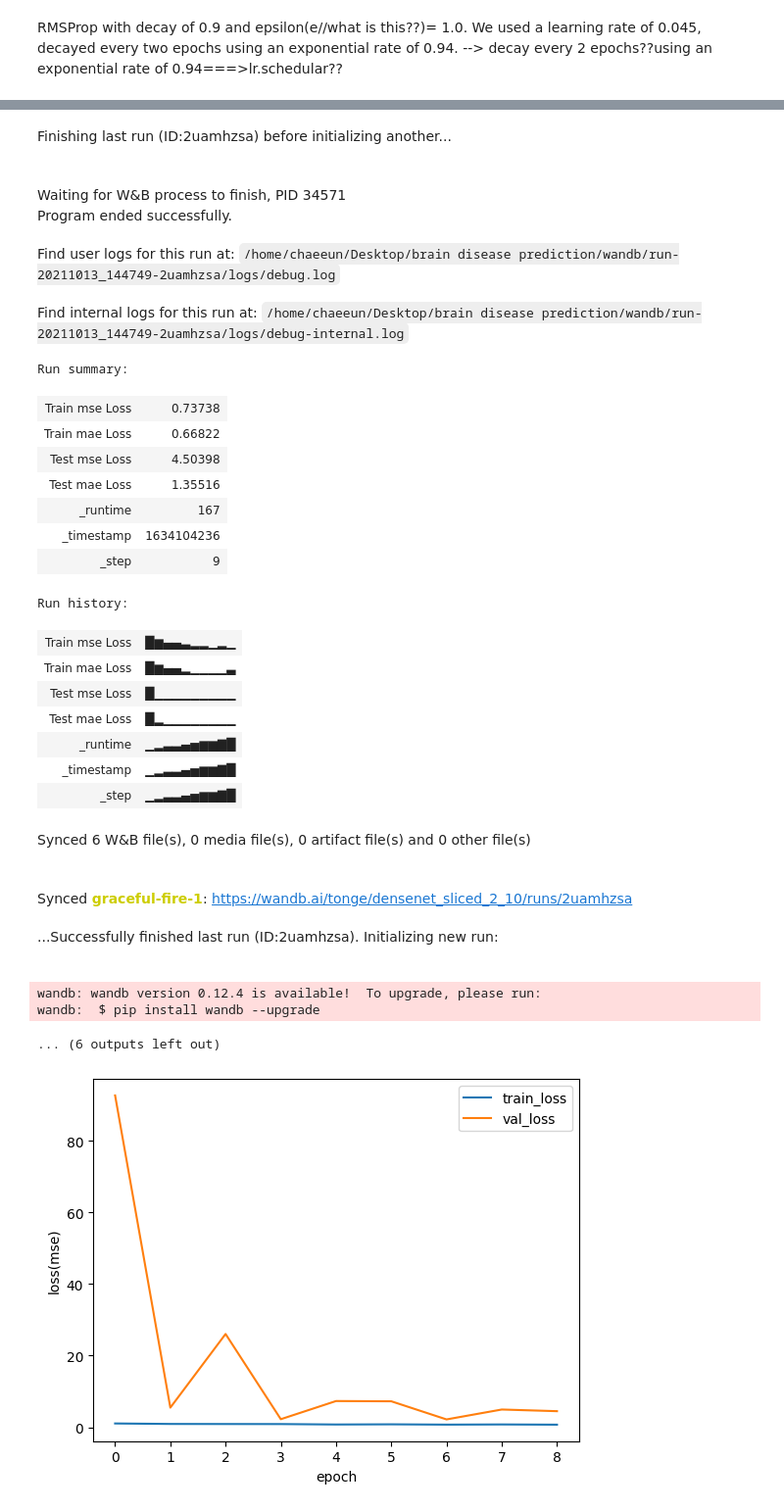
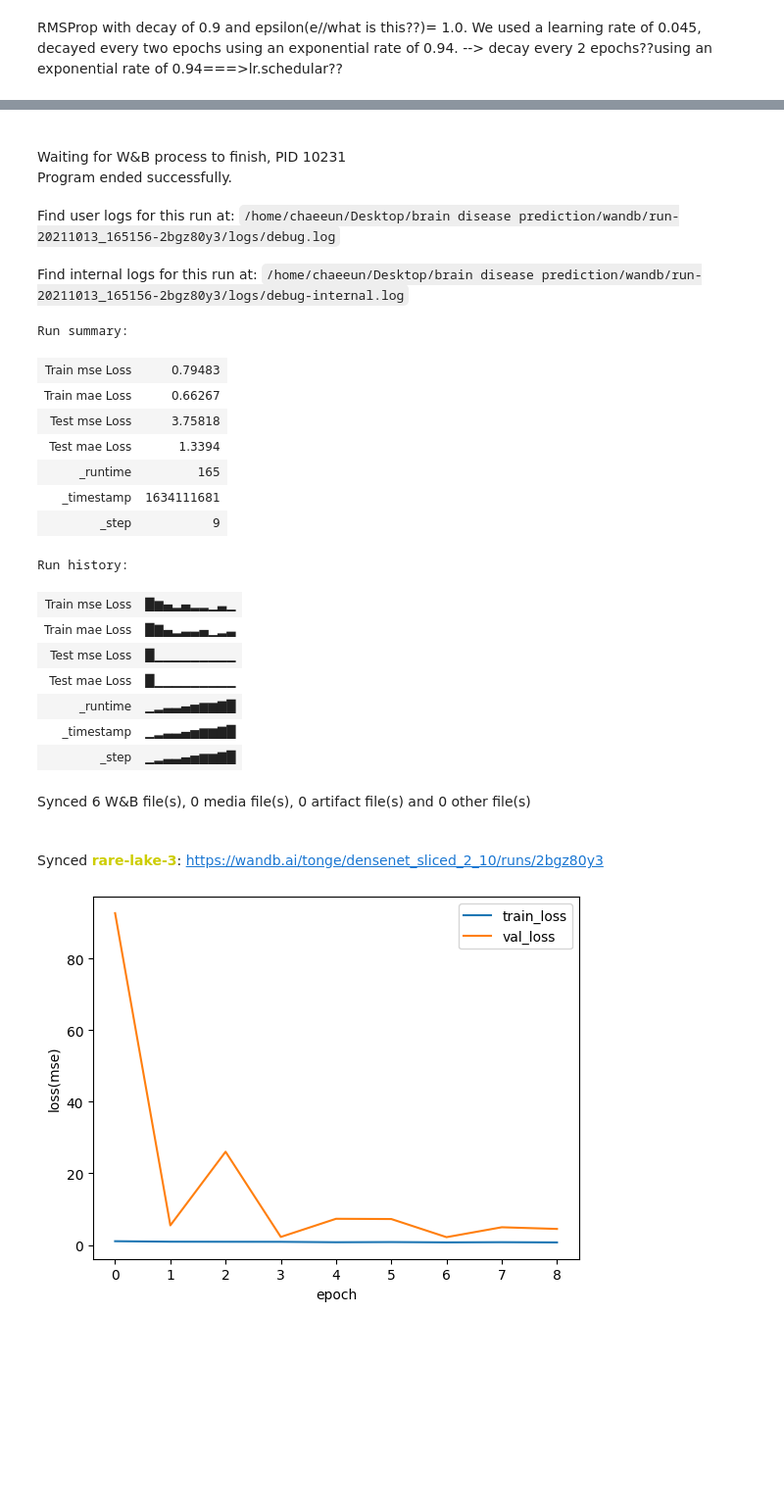
Before and after one commit to Tonge-Shim/brain_disease_prediction, a Jupyter notebook: train.ipynb, the cells around one changed output, grey strips where cells are left out. Shown at 98% size. Cells and saved outputs as stored; diff of their text form; code cells hidden in the pictures; blank space fills up the shorter version.

```diff
--- a/train.ipynb
+++ b/train.ipynb
@@ -293,39 +362,34 @@ Train Epoch 2 start!
 # %%
-run = wandb.init(project = config.modelname +'_'+ config.dataname + '_' + str(config.n_epoch), config = config)
+# run = wandb.init(project = config.modelname +'_'+ config.dataname + '_' + str(config.n_epoch), config = config)
 
 artifact = wandb.Artifact('model', type='model')
 # artifact.add_file('model.pth')
 
-run.log_artifact(artifact)
-run.join()
+wandb.log_artifact(artifact)
+wandb.join()
 # %% [output]
-Finishing last run (ID:2uamhzsa) before initializing another...
+Waiting for W&B process to finish, PID 10231
+Program ended successfully.
-Waiting for W&B process to finish, PID 34571
-Program ended successfully.
+Find user logs for this run at: /home/chaeeun/Desktop/brain disease prediction/wandb/run-20211013_165156-2bgz80y3/logs/debug.log
-Find user logs for this run at: /home/chaeeun/Desktop/brain disease prediction/wandb/run-20211013_144749-2uamhzsa/logs/debug.log
+Find internal logs for this run at: /home/chaeeun/Desktop/brain disease prediction/wandb/run-20211013_165156-2bgz80y3/logs/debug-internal.log
-Find internal logs for this run at: /home/chaeeun/Desktop/brain disease prediction/wandb/run-20211013_144749-2uamhzsa/logs/debug-internal.log
 Run summary:
-| Train mse Loss | 0.73738 |
-| Train mae Loss | 0.66822 |
-| Test mse Loss | 4.50398 |
-| Test mae Loss | 1.35516 |
-| _runtime | 167 |
-| _timestamp | 1634104236 |
+| Train mse Loss | 0.79483 |
+| Train mae Loss | 0.66267 |
+| Test mse Loss | 3.75818 |
+| Test mae Loss | 1.3394 |
+| _runtime | 165 |
+| _timestamp | 1634111681 |
 | _step | 9 |
 Run history:
-| Train mse Loss | █▆▄▄▃▂▂▁▂▁ |
-| Train mae Loss | █▆▄▄▂▁▁▁▁▃ |
+| Train mse Loss | █▆▄▂▄▂▂▁▃▁ |
+| Train mae Loss | █▇▄▂▃▃▄▁▂▃ |
 | Test mse Loss | █▁▁▁▁▁▁▁▁▁ |
-| Test mae Loss | █▂▁▁▁▁▁▁▁▁ |
+| Test mae Loss | █▁▁▁▁▁▁▁▁▁ |
 | _runtime | ▁▂▃▃▄▅▆▆▇█ |
 | _timestamp | ▁▂▃▃▄▅▆▆▇█ |
 | _step | ▁▂▃▃▄▅▆▆▇█ |
+Synced 6 W&B file(s), 0 media file(s), 0 artifact file(s) and 0 other file(s)
-Synced 6 W&B file(s), 0 media file(s), 0 artifact file(s) and 0 other file(s)
+Synced rare-lake-3: https://wandb.ai/tonge/densenet_sliced_2_10/runs/2bgz80y3
-Synced graceful-fire-1: https://wandb.ai/tonge/densenet_sliced_2_10/runs/2uamhzsa
-...Successfully finished last run (ID:2uamhzsa). Initializing new run:
-wandb: wandb version 0.12.4 is available!  To upgrade, please run:
-wandb:  $ pip install wandb --upgrade
-... (6 outputs left out)
 # %%
 #mse
 plt.plot(loss_plot[1:], label='train_loss')
```
Also changed, not shown: parts of 8 cells of this notebook.
